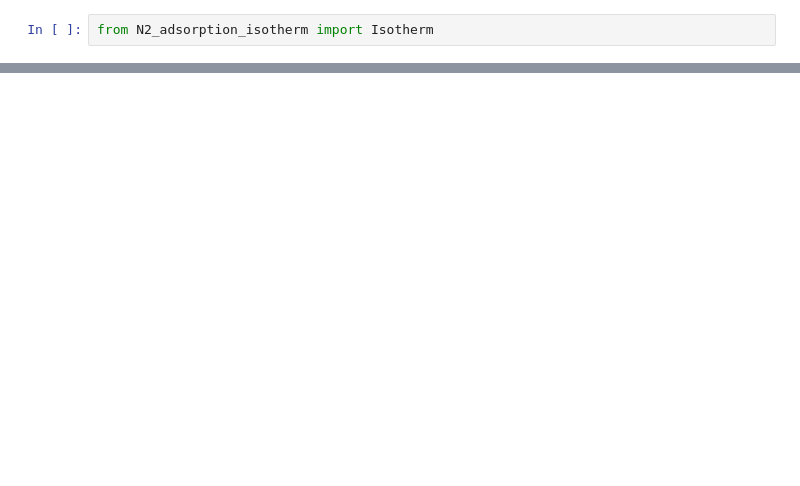
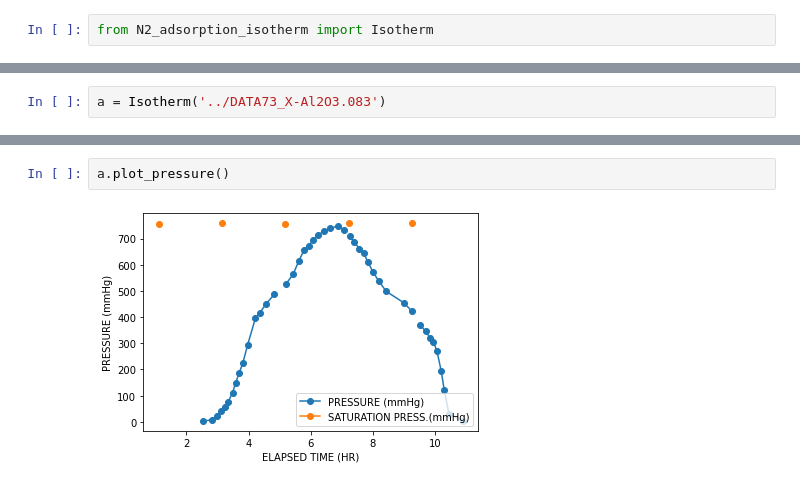
Before and after one commit to ShamanaevIvan/N2_isotherm_script, a Jupyter notebook: python/N2_adsorption.ipynb, the cells around one changed output, grey strips where cells are left out. Saved outputs shown, nothing was run; the diff lists cells and outputs as text; blank space fills up the shorter version.

```diff
--- a/python/N2_adsorption.ipynb
+++ b/python/N2_adsorption.ipynb
@@ -18 +3,3 @@ memory usage: 248.0 bytes
+# %%
+a = Isotherm('../DATA73_X-Al2O3.083')
 # %%
@@ -21,0 +26,4 @@ a.plot_bet_vol()
+# %%
+a.plot_pressure()
+# %% [output]
+[figure, added]
```
Also changed, not shown: parts of 3 cells of this notebook, 1 other file.
